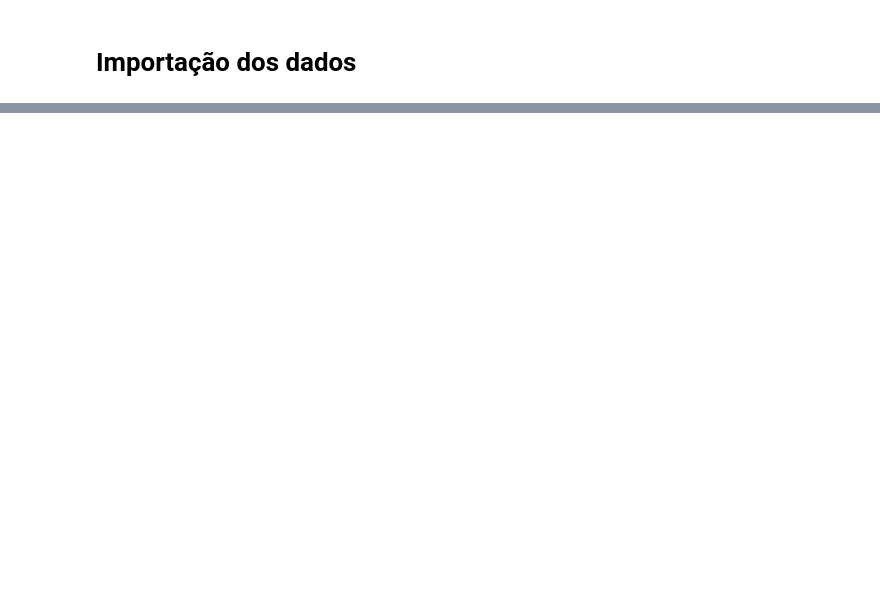
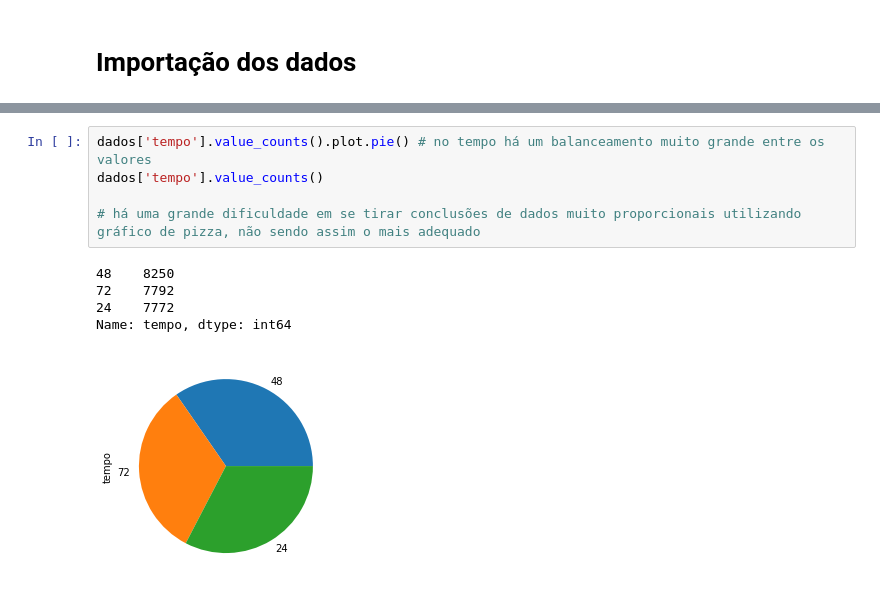
Before and after one commit to sohrenan/Imersao-Alura-Drug-Discovery, a Jupyter notebook: Imersao_Alura_Drug_discovery.ipynb, the cells around one changed output, grey strips where cells are left out. Drawn from its saved outputs; the diff is of its cells as text; blank space fills up the shorter version.

```diff
--- a/Imersao_Alura_Drug_discovery.ipynb
+++ b/Imersao_Alura_Drug_discovery.ipynb
@@ -31,0 +92,11 @@ dados
+# %%
+dados['tempo'].value_counts().plot.pie() # no tempo há um balanceamento muito grande entre os valores
+dados['tempo'].value_counts()
+
+# há uma grande dificuldade em se tirar conclusões de dados muito proporcionais utilizando gráfico de pizza, não sendo assim o mais adequado
+# %% [output]
+48    8250
+72    7792
+24    7772
+Name: tempo, dtype: int64
+[figure, added]
```
Also changed, not shown: parts of 19 cells of this notebook.
